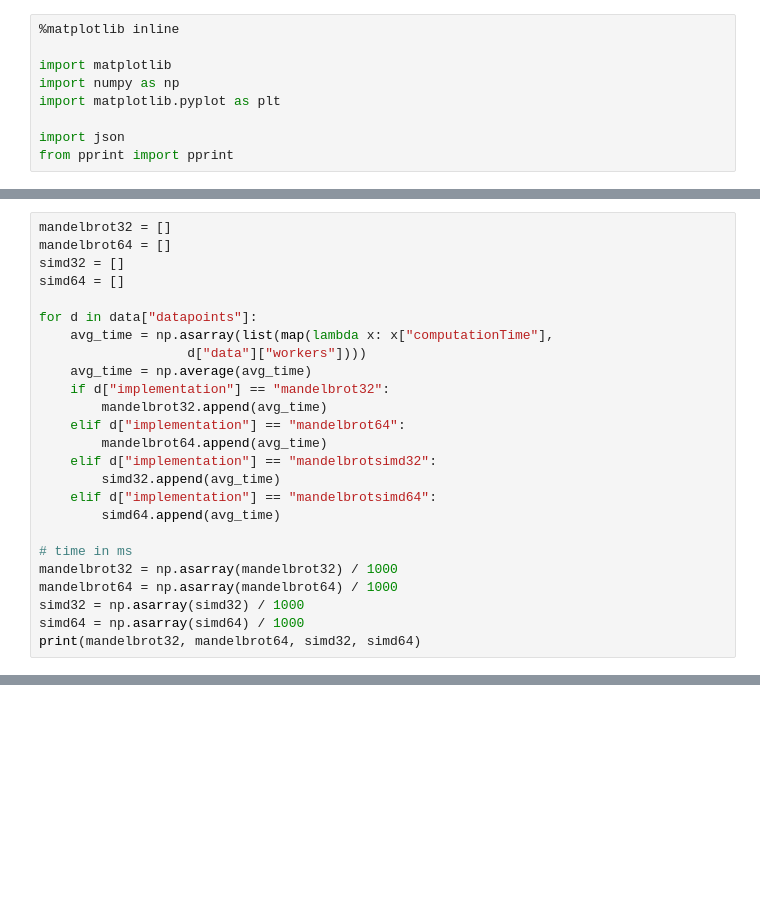
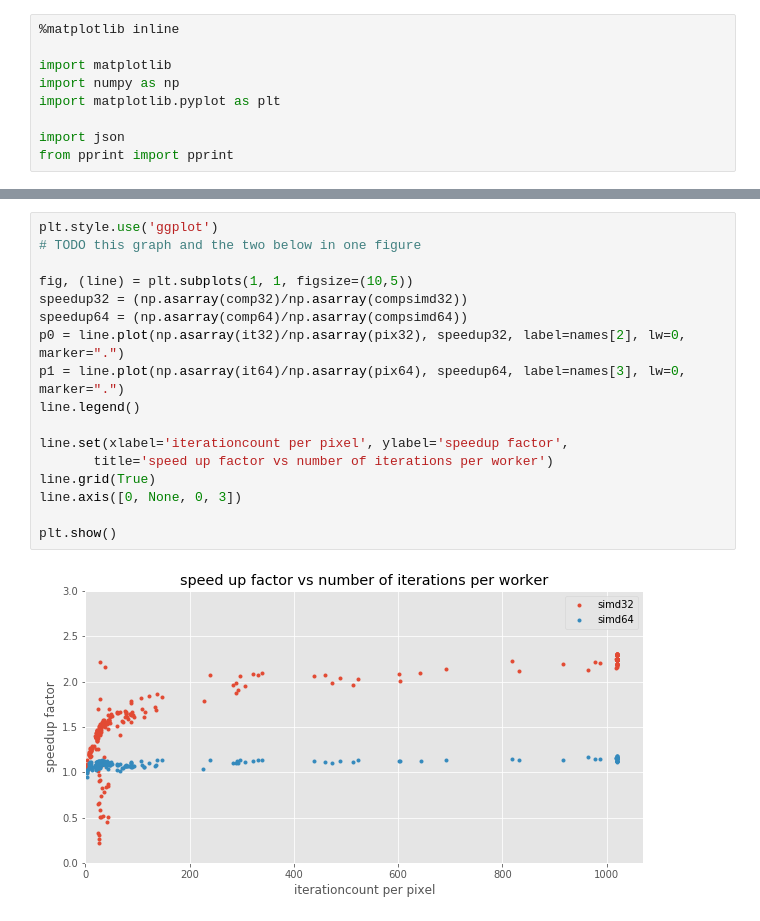
Before and after one commit to eragp/mandelbrot, a Jupyter notebook: eval/implementations_eval.ipynb, the cells around one changed output, grey strips where cells are left out. Cells and saved outputs as stored; diff of their text form; blank space fills up the shorter version.

```diff
--- a/eval/implementations_eval.ipynb
+++ b/eval/implementations_eval.ipynb
@@ -14,25 +9,0 @@ with open(json_path) as f:
-# %%
-mandelbrot32 = []
-mandelbrot64 = []
-simd32 = []
-simd64 = []
-
-for d in data["datapoints"]:
-    avg_time = np.asarray(list(map(lambda x: x["computationTime"],
-                   d["data"]["workers"])))
-    avg_time = np.average(avg_time)
-    if d["implementation"] == "mandelbrot32":
-        mandelbrot32.append(avg_time)
-    elif d["implementation"] == "mandelbrot64":
-        mandelbrot64.append(avg_time)
-    elif d["implementation"] == "mandelbrotsimd32":
-        simd32.append(avg_time)
-    elif d["implementation"] == "mandelbrotsimd64":
-        simd64.append(avg_time)
-
-# time in ms
-mandelbrot32 = np.asarray(mandelbrot32) / 1000
-mandelbrot64 = np.asarray(mandelbrot64) / 1000
-simd32 = np.asarray(simd32) / 1000
-simd64 = np.asarray(simd64) / 1000
-print(mandelbrot32, mandelbrot64, simd32, simd64)
@@ -81,0 +164,19 @@ plt.show()
+# %%
+plt.style.use('ggplot')
+# TODO this graph and the two below in one figure
+
+fig, (line) = plt.subplots(1, 1, figsize=(10,5))
+speedup32 = (np.asarray(comp32)/np.asarray(compsimd32))
+speedup64 = (np.asarray(comp64)/np.asarray(compsimd64))
+p0 = line.plot(np.asarray(it32)/np.asarray(pix32), speedup32, label=names[2], lw=0, marker=".")
+p1 = line.plot(np.asarray(it64)/np.asarray(pix64), speedup64, label=names[3], lw=0, marker=".")
+line.legend()
+
+line.set(xlabel='iterationcount per pixel', ylabel='speedup factor',
+       title='speed up factor vs number of iterations per worker')
+line.grid(True)
+line.axis([0, None, 0, 3])
+
+plt.show()
+# %% [output]
+[figure, added]
```
Also changed, not shown: parts of 6 cells of this notebook, 9 other files.
